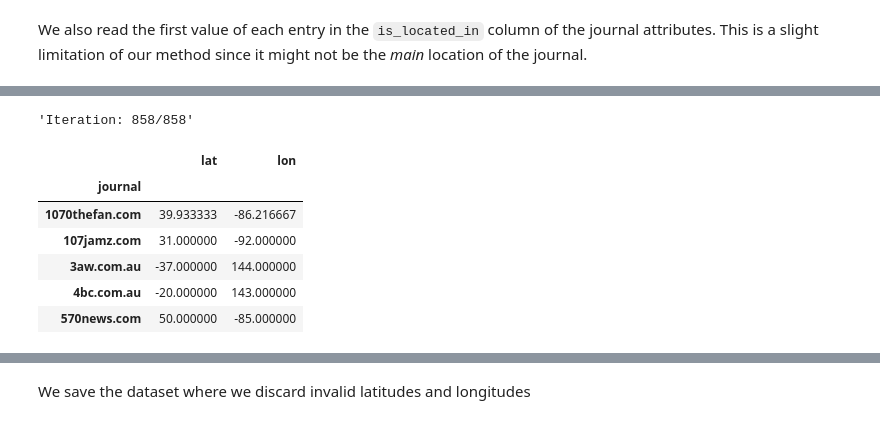
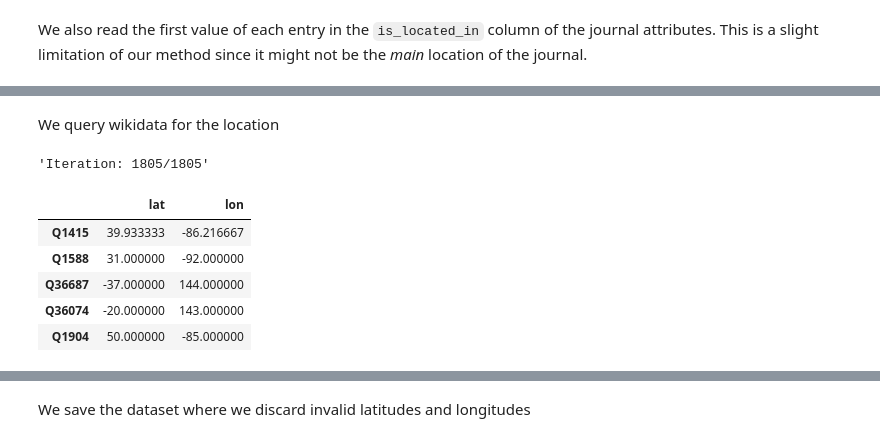
Before and after one commit to epfl-ada/ada-2021-project-improvise-adapt-overcome, a Jupyter notebook: src/utilities/cluster_location.ipynb, the cells around one changed output, grey strips where cells are left out. Drawn from its saved outputs; the diff is of its cells as text; code cells hidden in the pictures.

```diff
--- a/src/utilities/cluster_location.ipynb
+++ b/src/utilities/cluster_location.ipynb
@@ -37,7 +37,8 @@ We also read the first value of each entry in the `is_located_in` column of the
 journal_attrs = pd.read_json(JOURNAL_ATTRS_PATH)
 journal_attrs.index.name = 'journal'
 locations = pd.DataFrame(journal_attrs['is located in'].to_list(), index=journal_attrs.index)
-first_loc = locations[locations[0].notna()][0]
+first_loc = locations[locations[0].notna()]
 
-first_loc.head()
+locations = pd.melt(first_loc, ignore_index=False)[["value"]].dropna()
+locations
 # %% [output]
@@ -73,0 +82,3 @@ We extract localization data from wikipedia
+# %%
+unique_locs = pd.Series(data=locations.value.unique(), index=locations.value.unique(), dtype=object)
+unique_locs
@@ -74,13 +98,14 @@ We extract localization data from wikipedia
+# %% [markdown]
+We query wikidata for the location
 # %%
-loc_tuples = first_loc.apply(lambda qid: find_lat_lon(qid))
-journal_lat_long = pd.DataFrame(loc_tuples.to_list(), index=first_loc.index, columns=['lat', 'lon'])
+loc_tuples = unique_locs.apply(lambda qid: find_lat_lon(qid, dataset=unique_locs))
+journal_lat_long = pd.DataFrame(loc_tuples.to_list(), index=unique_locs.index, columns=['lat', 'lon'])
 journal_lat_long.head()
 # %% [output]
-'Iteration: 858/858'
+'Iteration: 1805/1805'
 |  | lat | lon |
-| journal |  |  |
-| 1070thefan.com | 39.933333 | -86.216667 |
-| 107jamz.com | 31.000000 | -92.000000 |
-| 3aw.com.au | -37.000000 | 144.000000 |
-| 4bc.com.au | -20.000000 | 143.000000 |
-| 570news.com | 50.000000 | -85.000000 |
+| Q1415 | 39.933333 | -86.216667 |
+| Q1588 | 31.000000 | -92.000000 |
+| Q36687 | -37.000000 | 144.000000 |
+| Q36074 | -20.000000 | 143.000000 |
+| Q1904 | 50.000000 | -85.000000 |
```
Also changed, not shown: parts of 21 cells of this notebook, 1 other file.
